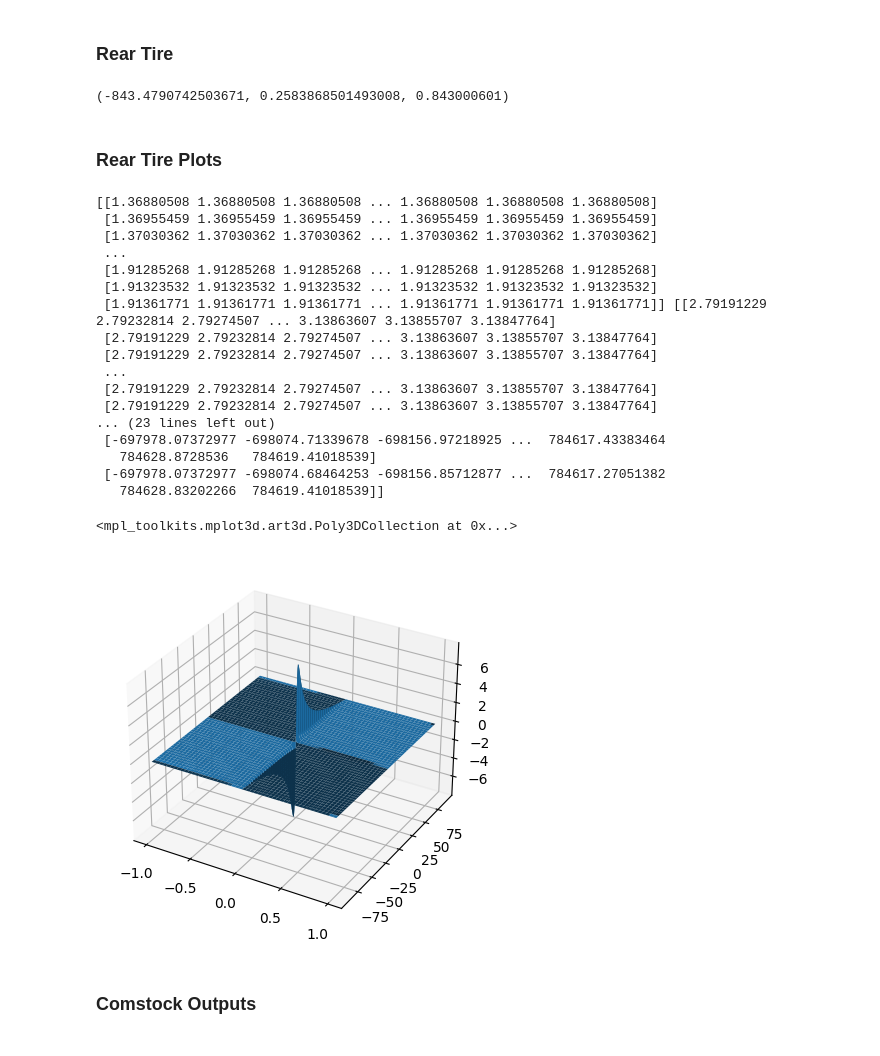
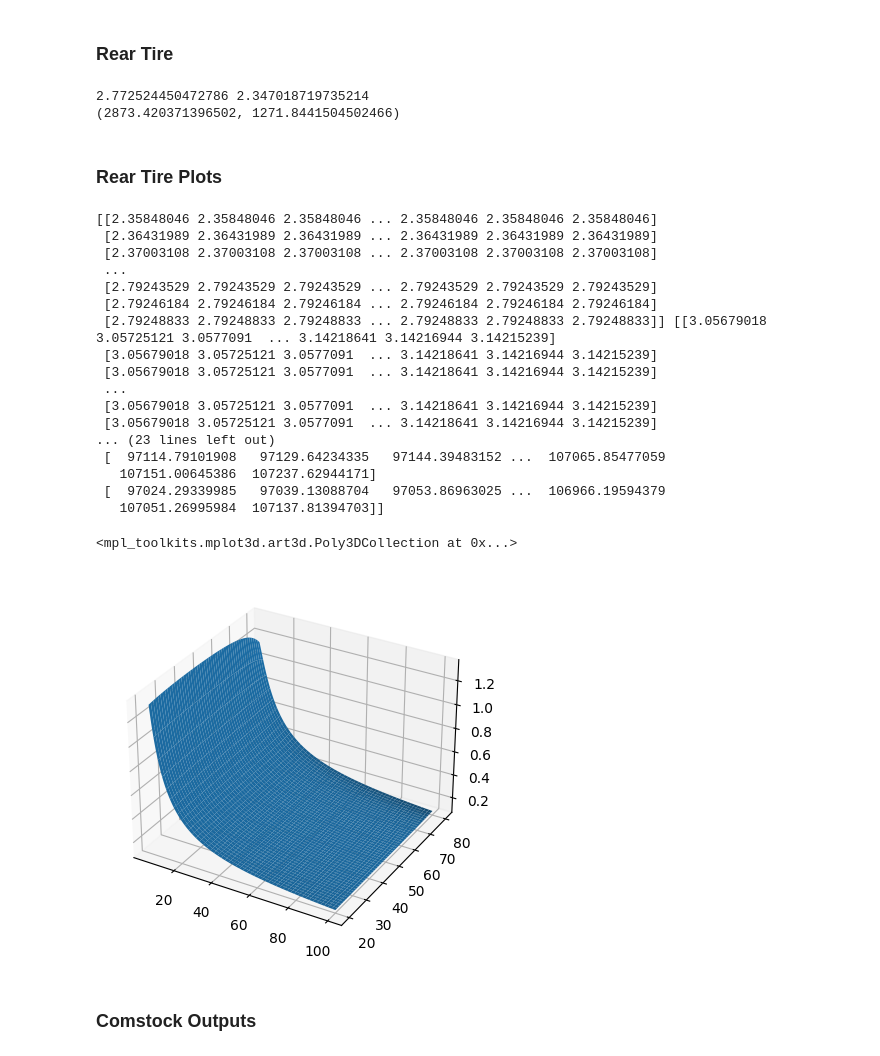
Before and after one commit to rhorvath02/tire_analysis, a Jupyter notebook: comstock/plotting.ipynb, the cells around one changed output. Cells and saved outputs as stored; diff of their text form; code cells hidden in the pictures.

```diff
--- a/comstock/plotting.ipynb
+++ b/comstock/plotting.ipynb
@@ -8,7 +8,7 @@ from mpl_toolkits.mplot3d import Axes3D
 ### Fixed Values for Model
 # %%
 IA = 0 # deg
-FZ = 500 # N
+FZ = -500 # N
 # %% [markdown]
 ### Pacejka Fits
 # %%
@@ -65,10 +65,10 @@ front_long = [0.771, 192.991, 3001.746, -403.002, 702.111, -0.492, 2.223, -1.977
 
 rear_lat = [1.384, -0.0003117, -2.936, 668.1, 1599, 0.03877, 0.0003177, 0.6252, 7.733e-05, -0.08382, -0.1171, 0.04597, 3.107, 5.41e-05, 0.04736, 0.005249, 0.0508, -0.1956]
 
-rear_long = [ 8.43000601e-01,  1.95979747e+02,  3.00080094e+03, -4.01069202e+02,
-        7.00940702e+02, -7.09365546e-01,  2.05271682e+00, -1.89172501e+00,
-       -7.11416172e-01, -1.16640886e+00,  2.99405455e+00,  2.16709629e+00,
-       -1.31915722e+00,  8.22994474e-01]
+rear_long = [ 6.37312726e-01,  1.94939660e+02,  3.00088541e+03, -4.03320823e+02,
+        7.02486660e+02, -6.64921922e-01,  2.47703186e-01, -4.39641395e-01,
+       -1.08916763e+00, -8.10952295e-01,  3.54937175e+00,  7.73535131e-01,
+       -2.70299041e+00, -4.43023736e-01]
 # %% [markdown]
 ### Rear Tire
 # %%
@@ -76,7 +76,7 @@ def comstock(SR, SA):
     FX_fit = long_fit([FZ, SR], *rear_long)
     FY_fit = lat_fit([FZ, SA, IA], *rear_lat)
 
-    FX = FX_fit[0] * -1
+    FX = FX_fit[0]
     FY = FY_fit[0]
 
     mu_x = abs(FX_fit[0] / FZ)
@@ -88,61 +88,62 @@ def comstock(SR, SA):
     C_x = abs(FX_fit[2])
     C_y = abs(FY_fit[2])
 
-    P1_x = abs(long_fit([FZ, SR], *rear_long)[0]) / FZ
-    P1_y = abs(lat_fit([FZ, SA, IA], *rear_lat)[0]) / FZ
+    P1_x = abs(long_fit([FZ, SR], *rear_long)[0] / FZ)
+    P1_y = abs(lat_fit([FZ, SA, IA], *rear_lat)[0] / FZ)
 
-    Cs = abs(B_x * C_x * SR / P1_x * mu_x * FZ)
-    Ca = abs(B_y * C_y * SA / P1_y * mu_y * FZ)
+    Cs = (B_x * C_x * SR / P1_x * mu_x * FZ)
+    Ca = (B_y * C_y * SA / P1_y * mu_y * FZ)
 
     print(mu_x, mu_y)
 
     return (com_long(SA, SR, FX, FY, Ca), com_lat(SA, SR, FX, FY, Cs))
 # %%
-# print(comstock(3, 0.5))
-print(long_fit([FZ, 0], *rear_long))
+print(comstock(10, 5))
+# print(long_fit([FZ, 0], *rear_long))
 # %% [output]
-(-843.4790742503671, 0.2583868501493008, 0.843000601)
+2.772524450472786 2.347018719735214
+(2873.420371396502, 1271.8441504502466)
 # %% [markdown]
 ### Rear Tire Plots
 # %%
-model_SA_data = np.linspace(-90, 90, 1000)
-model_SR_data = np.linspace(-1, 1, 1000)
+model_SA_data = np.linspace(20, 80, 1000)
+model_SR_data = np.linspace(5, 100, 1000)
 
 SA, SR = np.meshgrid(model_SA_data, model_SR_data)
 
 fig = plt.figure()
 ax = Axes3D(fig, auto_add_to_figure=False)
 
-FX = comstock(SR, SA)[0] * FZ
-FY = comstock(SR, SA)[1] * FZ
+FX = comstock(SR, SA)[0] * FZ * -1
+FY = comstock(SR, SA)[1] * FZ * -1
 
 print(FY)
 
 ax = plt.axes(projection='3d')
 
 fig.add_axes(ax)
 # ax.plot_surface(SR, SA, FX)
 ax.plot_surface(SR, SA, FY)
 # %% [output]
-[[1.36880508 1.36880508 1.36880508 ... 1.36880508 1.36880508 1.36880508]
- [1.36955459 1.36955459 1.36955459 ... 1.36955459 1.36955459 1.36955459]
- [1.37030362 1.37030362 1.37030362 ... 1.37030362 1.37030362 1.37030362]
+[[2.35848046 2.35848046 2.35848046 ... 2.35848046 2.35848046 2.35848046]
+ [2.36431989 2.36431989 2.36431989 ... 2.36431989 2.36431989 2.36431989]
+ [2.37003108 2.37003108 2.37003108 ... 2.37003108 2.37003108 2.37003108]
  ...
- [1.91285268 1.91285268 1.91285268 ... 1.91285268 1.91285268 1.91285268]
- [1.91323532 1.91323532 1.91323532 ... 1.91323532 1.91323532 1.91323532]
- [1.91361771 1.91361771 1.91361771 ... 1.91361771 1.91361771 1.91361771]] [[2.79191229 2.79232814 2.79274507 ... 3.13863607 3.13855707 3.13847764]
- [2.79191229 2.79232814 2.79274507 ... 3.13863607 3.13855707 3.13847764]
- [2.79191229 2.79232814 2.79274507 ... 3.13863607 3.13855707 3.13847764]
+ [2.79243529 2.79243529 2.79243529 ... 2.79243529 2.79243529 2.79243529]
+ [2.79246184 2.79246184 2.79246184 ... 2.79246184 2.79246184 2.79246184]
+ [2.79248833 2.79248833 2.79248833 ... 2.79248833 2.79248833 2.79248833]] [[3.05679018 3.05725121 3.0577091  ... 3.14218641 3.14216944 3.14215239]
+ [3.05679018 3.05725121 3.0577091  ... 3.14218641 3.14216944 3.14215239]
+ [3.05679018 3.05725121 3.0577091  ... 3.14218641 3.14216944 3.14215239]
  ...
- [2.79191229 2.79232814 2.79274507 ... 3.13863607 3.13855707 3.13847764]
- [2.79191229 2.79232814 2.79274507 ... 3.13863607 3.13855707 3.13847764]
+ [3.05679018 3.05725121 3.0577091  ... 3.14218641 3.14216944 3.14215239]
+ [3.05679018 3.05725121 3.0577091  ... 3.14218641 3.14216944 3.14215239]
 ... (23 lines left out)
- [-697978.07372977 -698074.71339678 -698156.97218925 ...  784617.43383464
-   784628.8728536   784619.41018539]
- [-697978.07372977 -698074.68464253 -698156.85712877 ...  784617.27051382
-   784628.83202266  784619.41018539]]
+ [  97114.79101908   97129.64234335   97144.39483152 ...  107065.85477059
+   107151.00645386  107237.62944171]
+ [  97024.29339985   97039.13088704   97053.86963025 ...  106966.19594379
+   107051.26995984  107137.81394703]]
 <mpl_toolkits.mplot3d.art3d.Poly3DCollection at 0x...>
-[figure, old version]
+[figure, new version]
 # %% [markdown]
 ### Comstock Outputs
 # %%
```
Also changed, not shown: 4 other files.
